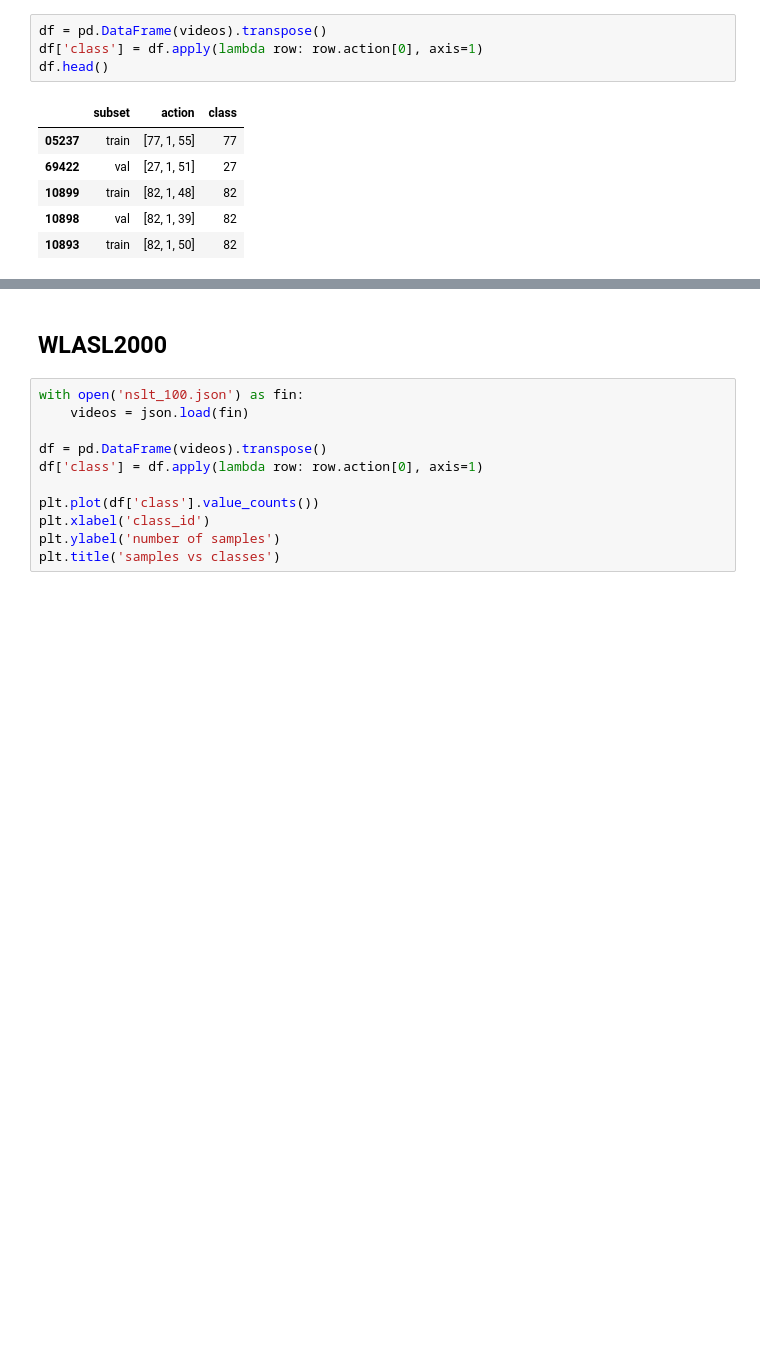
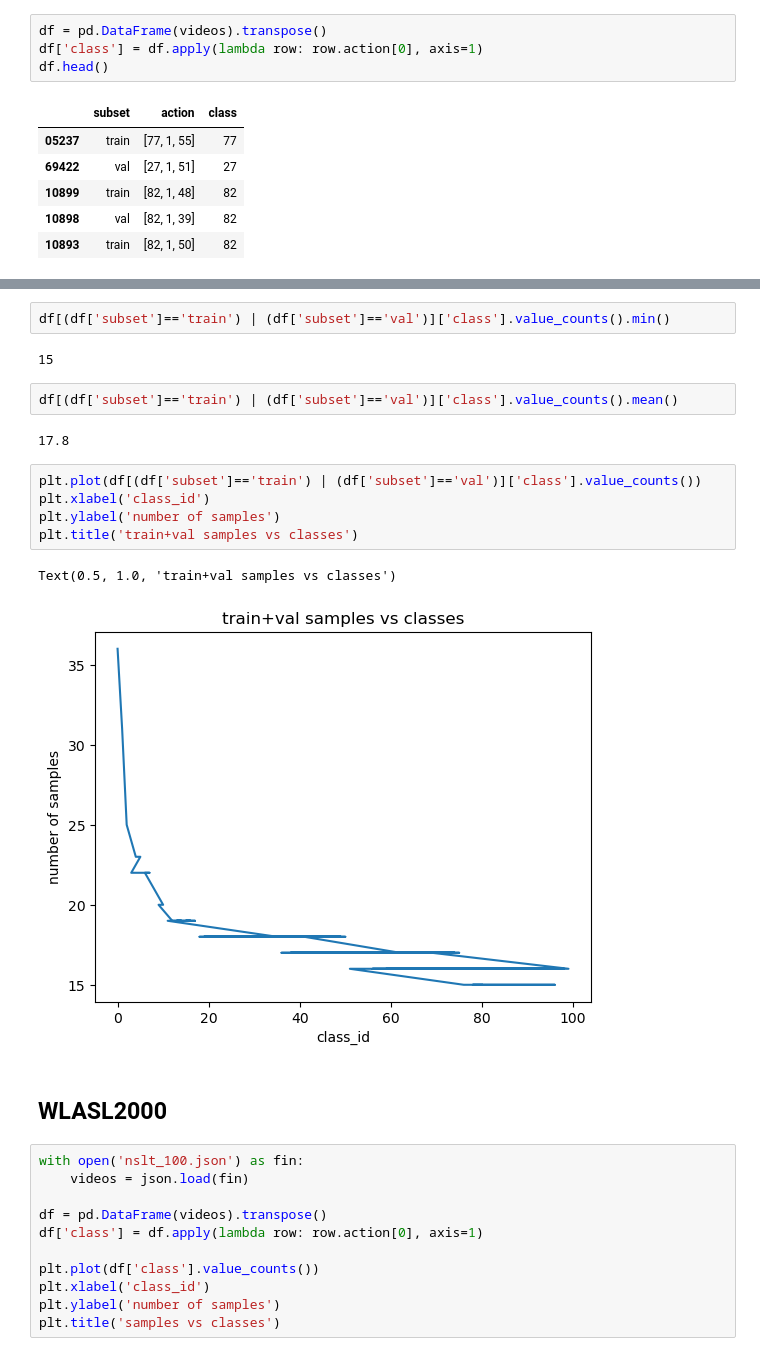
Before and after one commit to UoA-CARES/sign-language-benchmarks, a Jupyter notebook: tools/wlasl/samples_analysis.ipynb, the cells around one changed output, grey strips where cells are left out. Cells and saved outputs as stored; diff of their text form; blank space fills up the shorter version.

```diff
--- a/tools/wlasl/samples_analysis.ipynb
+++ b/tools/wlasl/samples_analysis.ipynb
@@ -76,3 +93,19 @@ Text(0.5, 1.0, 'samples vs classes')
+# %%
+df[(df['subset']=='train') | (df['subset']=='val')]['class'].value_counts().min()
+# %% [output]
+15
+# %%
+df[(df['subset']=='train') | (df['subset']=='val')]['class'].value_counts().mean()
+# %% [output]
+17.8
+# %%
+plt.plot(df[(df['subset']=='train') | (df['subset']=='val')]['class'].value_counts())
+plt.xlabel('class_id')
+plt.ylabel('number of samples')
+plt.title('train+val samples vs classes')
+# %% [output]
+Text(0.5, 1.0, 'train+val samples vs classes')
+[figure, added]
 # %% [markdown]
 ## WLASL2000
 # %%
```
Also changed, not shown: parts of 9 cells of this notebook, 2 other files.
